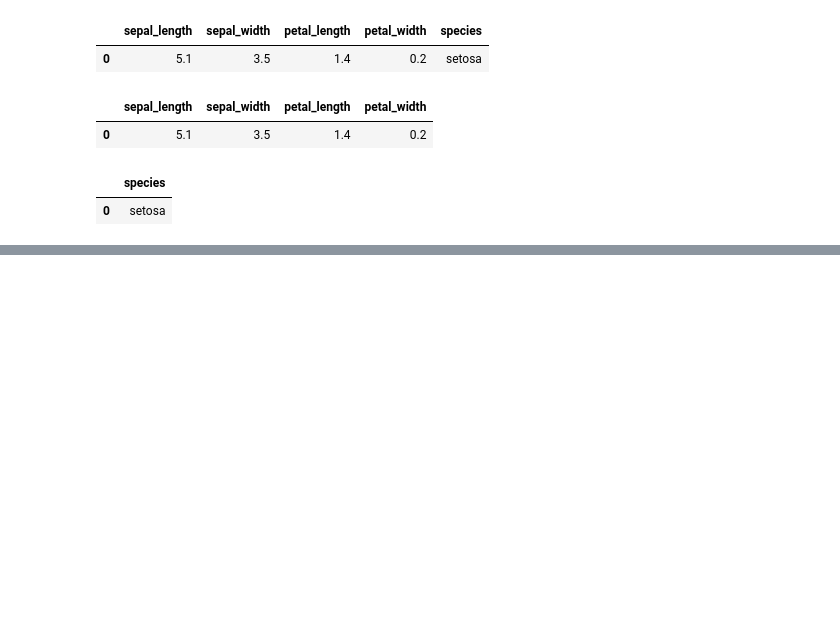
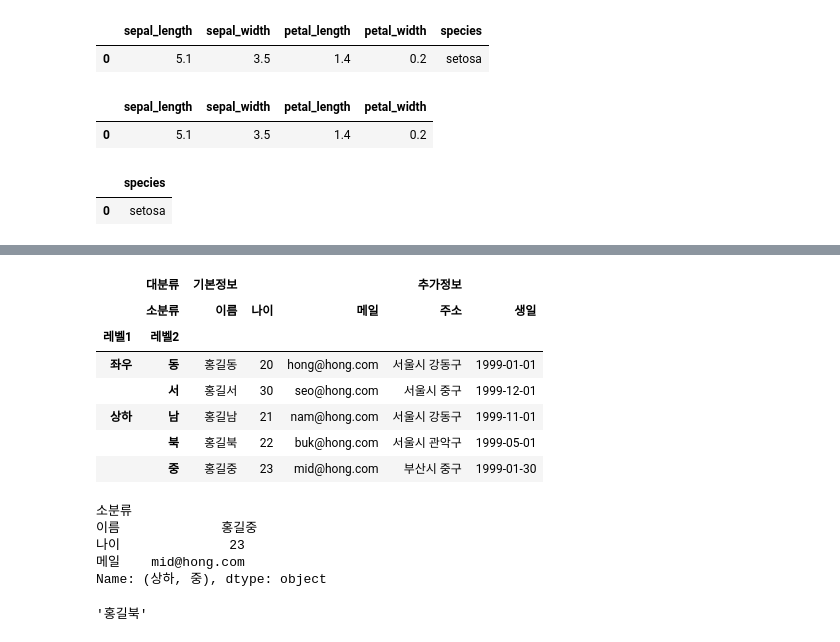
Before and after one commit to eunchae777/ai, a Jupyter notebook: source/01_python/ch11_데이터프레임과 시리즈(Pandas)_1~8절.ipynb, the cells around one changed output, grey strips where cells are left out. Drawn from its saved outputs; the diff is of its cells as text; code cells hidden in the pictures; blank space fills up the shorter version.

```diff
--- a/source/01_python/ch11_데이터프레임과 시리즈(Pandas)_1~8절.ipynb
+++ b/source/01_python/ch11_데이터프레임과 시리즈(Pandas)_1~8절.ipynb
@@ -484,0 +647,3 @@ y의 shape : (150, 1)
+# %%
+member.index = [0, 1, 2, 0, 1]
+member
@@ -484,0 +657,5 @@ y의 shape : (150, 1)
+# %%
+# 기존 index를 새로운 열에 편입시키지 않고 제거한 후, 새로운 숫자 index로 초기화
+# member.index = range(len(member))
+member = member.reset_index(drop=True)
+member
@@ -484,0 +714,3 @@ y의 shape : (150, 1)
+# %%
+member.columns.name = '정보'
+member
@@ -484,0 +724,5 @@ y의 shape : (150, 1)
+# %%
+member.columns = [['기본정보','기본정보','기본정보','추가정보','추가정보'],
+                 ['이름','나이','메일','주소','생일']]
+member.columns.names = ['대분류','소분류']
+member
@@ -484,0 +737,26 @@ y의 shape : (150, 1)
+# %%
+member.index = [['좌우','좌우','상하','상하','상하'],
+                ['동','서','남','북','중']]
+member.index.names = ['레벨1','레벨2']
+member
+# %% [output]
+|  | 대분류 | 기본정보 |  |  | 추가정보 |  |
+|  | 소분류 | 이름 | 나이 | 메일 | 주소 | 생일 |
+| 레벨1 | 레벨2 |  |  |  |  |  |
+| 좌우 | 동 | 홍길동 | 20 | hong@hong.com | 서울시 강동구 | 1999-01-01 |
+|  | 서 | 홍길서 | 30 | seo@hong.com | 서울시 중구 | 1999-12-01 |
+| 상하 | 남 | 홍길남 | 21 | nam@hong.com | 서울시 강동구 | 1999-11-01 |
+|  | 북 | 홍길북 | 22 | buk@hong.com | 서울시 관악구 | 1999-05-01 |
+|  | 중 | 홍길중 | 23 | mid@hong.com | 부산시 중구 | 1999-01-30 |
+# %%
+member.loc[('상하','중'),'기본정보']
+# %% [output]
+소분류
+이름             홍길중
+나이              23
+메일    mid@hong.com
+Name: (상하, 중), dtype: object
+# %%
+member.loc[('상하','북'),('기본정보','이름')]
+# %% [output]
+'홍길북'
```
Also changed, not shown: parts of 133 cells of this notebook, 2 other files.
